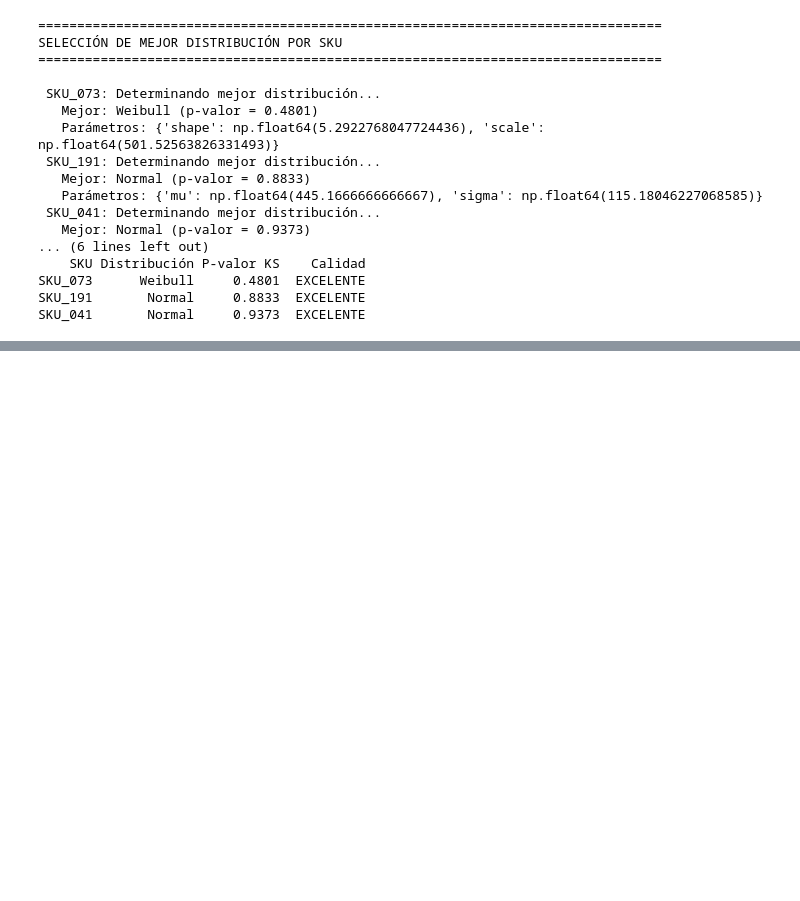
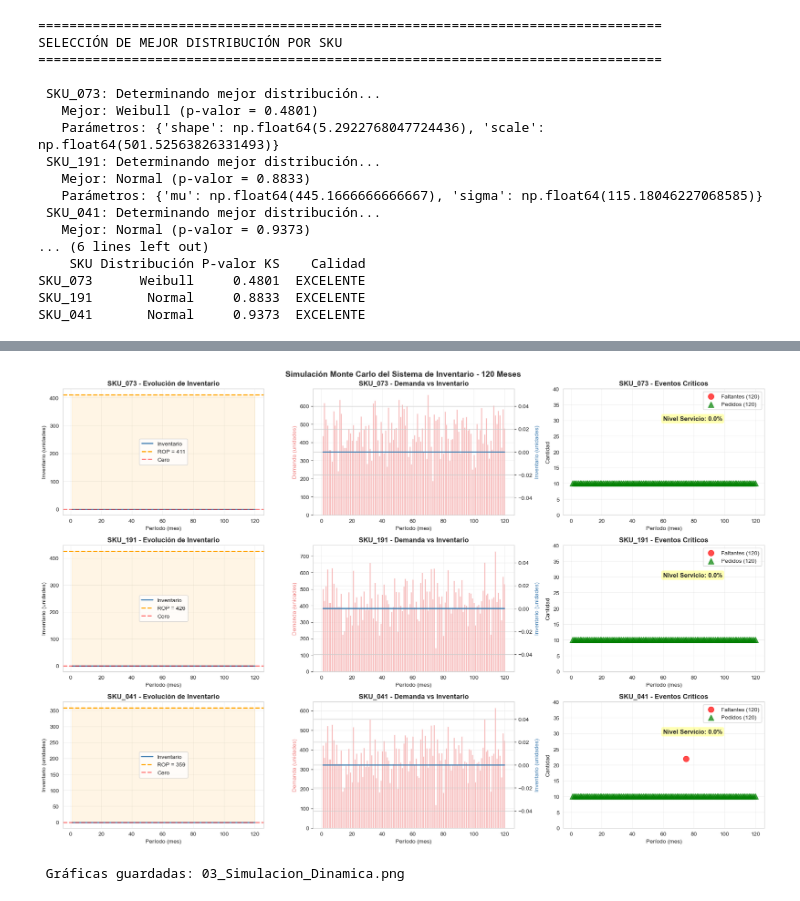
Before and after one commit to yacuervo18/Proyecto_Politica-Inventarios, a Jupyter notebook: src/simulacion_Inv.ipynb, the cells around one changed output, grey strips where cells are left out. Drawn from its saved outputs; the diff is of its cells as text; code cells hidden in the pictures; blank space fills up the shorter version.

Commit message:
Ajuste de codigo de inventarios

```diff
--- a/src/simulacion_Inv.ipynb
+++ b/src/simulacion_Inv.ipynb
@@ -1168,0 +1011,77 @@ print(" Gráficas guardadas: 03_Simulacion_Dinamica.png")
+# %%
+# ============================================================================
+# 11. VISUALIZACIÓN DE RESULTADOS DE SIMULACIÓN
+# ============================================================================
+
+print("\n" + "="*80)
+print("GRÁFICAS 4: DINÁMICAS DE SIMULACIÓN - 120 PERÍODOS")
+print("="*80 + "\n")
+
+fig, axes = plt.subplots(3, 3, figsize=(18, 12))
+fig.suptitle('Simulación Monte Carlo del Sistema de Inventario - 120 Meses',
+             fontsize=14, fontweight='bold')
+
+for idx, sku in enumerate(skus_seleccionados):
+    df_sim = resultados_sim[sku]['df_simulacion']
+    res = resultados_sim[sku]
+    ROP = parametros_inventario[sku]['punto_reorden']
+    EOQ = parametros_inventario[sku]['EOQ']
+
+    # ===== Gráfica 1: Evolución de Inventario =====
+    ax1 = axes[idx, 0]
+    ax1.plot(df_sim['Periodo'], df_sim['Inventario_Final'], linewidth=2, color='steelblue', label='Inventario')
+    ax1.axhline(ROP, color='orange', linestyle='--', linewidth=2, label=f'ROP = {ROP:.0f}')
+    ax1.axhline(0, color='red', linestyle='--', linewidth=2, alpha=0.5, label='Cero')
+    ax1.fill_between(df_sim['Periodo'], 0, ROP, alpha=0.1, color='orange')
+    ax1.set_title(f'{sku} - Evolución de Inventario', fontweight='bold')
+    ax1.set_xlabel('Período (mes)')
+    ax1.set_ylabel('Inventario (unidades)')
+    ax1.legend()
+    ax1.grid(True, alpha=0.3)
+
+    # ===== Gráfica 2: Demanda vs Inventario =====
+    ax2 = axes[idx, 1]
+    ax2_2 = ax2.twinx()
+
+    l1 = ax2.bar(df_sim['Periodo'], df_sim['Demanda'], alpha=0.6, color='lightcoral', label='Demanda')
+    l2 = ax2_2.plot(df_sim['Periodo'], df_sim['Inventario_Final'], color='steelblue', linewidth=2, label='Inventario')
+
+    ax2.set_title(f'{sku} - Demanda vs Inventario', fontweight='bold')
+    ax2.set_xlabel('Período (mes)')
+    ax2.set_ylabel('Demanda (unidades)', color='lightcoral')
+    ax2_2.set_ylabel('Inventario (unidades)', color='steelblue')
+    ax2.grid(True, alpha=0.3)
+
+    # ===== Gráfica 3: Faltantes y Pedidos =====
+    ax3 = axes[idx, 2]
+
+    # Faltantes
+    periodos_faltante = df_sim[df_sim['Faltantes'] > 0]['Periodo']
+    faltantes_valor = df_sim[df_sim['Faltantes'] > 0]['Faltantes']
+    ax3.scatter(periodos_faltante, faltantes_valor, color='red', s=100, alpha=0.7,
+               label=f'Faltantes ({len(periodos_faltante)})', zorder=3)
+
+    # Pedidos
+    periodos_pedidos = df_sim[df_sim['Pedido'] > 0]['Periodo']
+    ax3.scatter(periodos_pedidos, [10]*len(periodos_pedidos), color='green', s=100,
+               marker='^', alpha=0.7, label=f'Pedidos ({len(periodos_pedidos)})', zorder=3)
+
+    # Nivel de servicio como texto
+    ax3.text(60, 30, f"Nivel Servicio: {res['nivel_servicio']:.1f}%",
+            fontsize=11, bbox=dict(boxstyle='round', facecolor='yellow', alpha=0.3),
+            fontweight='bold')
+
+    ax3.set_title(f'{sku} - Eventos Críticos', fontweight='bold')
+    ax3.set_xlabel('Período (mes)')
+    ax3.set_ylabel('Cantidad')
+    ax3.set_ylim(0, 40)
+    ax3.legend()
+    ax3.grid(True, alpha=0.3)
+
+plt.tight_layout()
+plt.savefig('/Users/yedisoncuervo/Desktop/Actividad_GestionCadenas/src/03_Simulacion_Dinamica.png',
+            dpi=300, bbox_inches='tight')
+plt.show()
+
+print(" Gráficas guardadas: 03_Simulacion_Dinamica.png")
+# %% [output]
@@ -1169,3 +1091,5 @@ print(" Gráficas guardadas: 03_Simulacion_Dinamica.png")
+[figure, added]
+ Gráficas guardadas: 03_Simulacion_Dinamica.png
 # %%
 # ============================================================================
 # 12. ANÁLISIS COMPARATIVO - BENCHMARKING DE LOS 3 SKU
```
Also changed, not shown: parts of 10 cells of this notebook.
